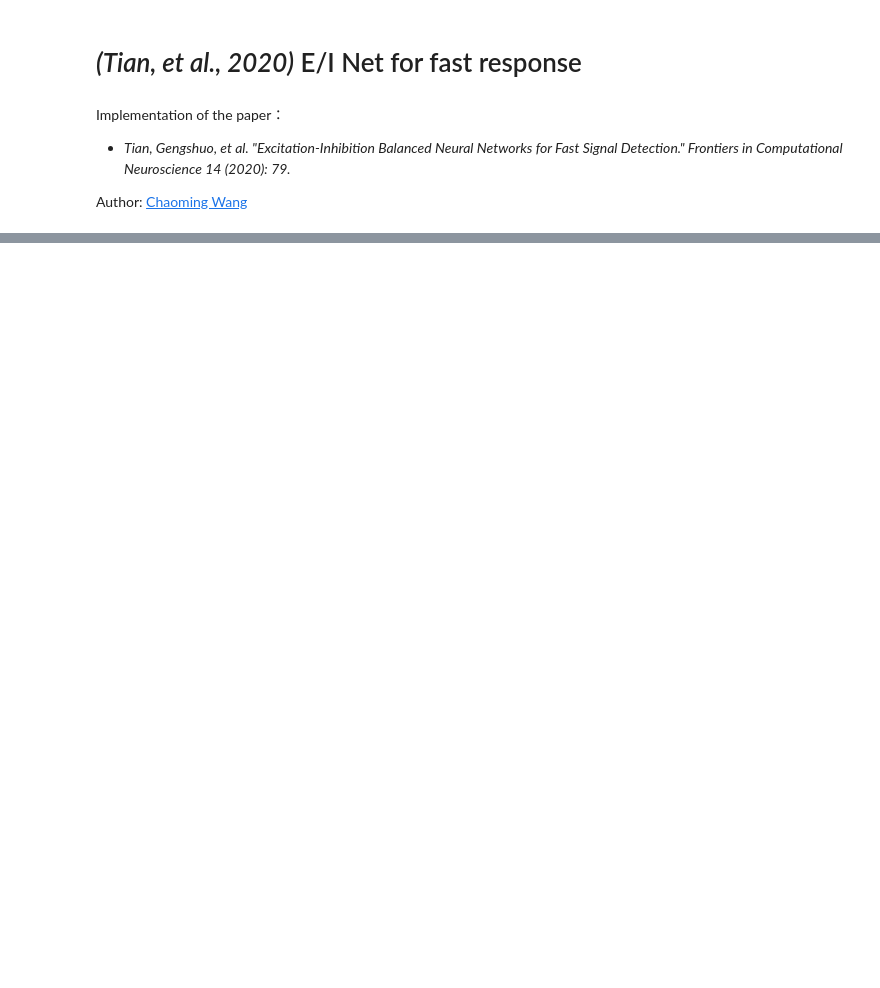
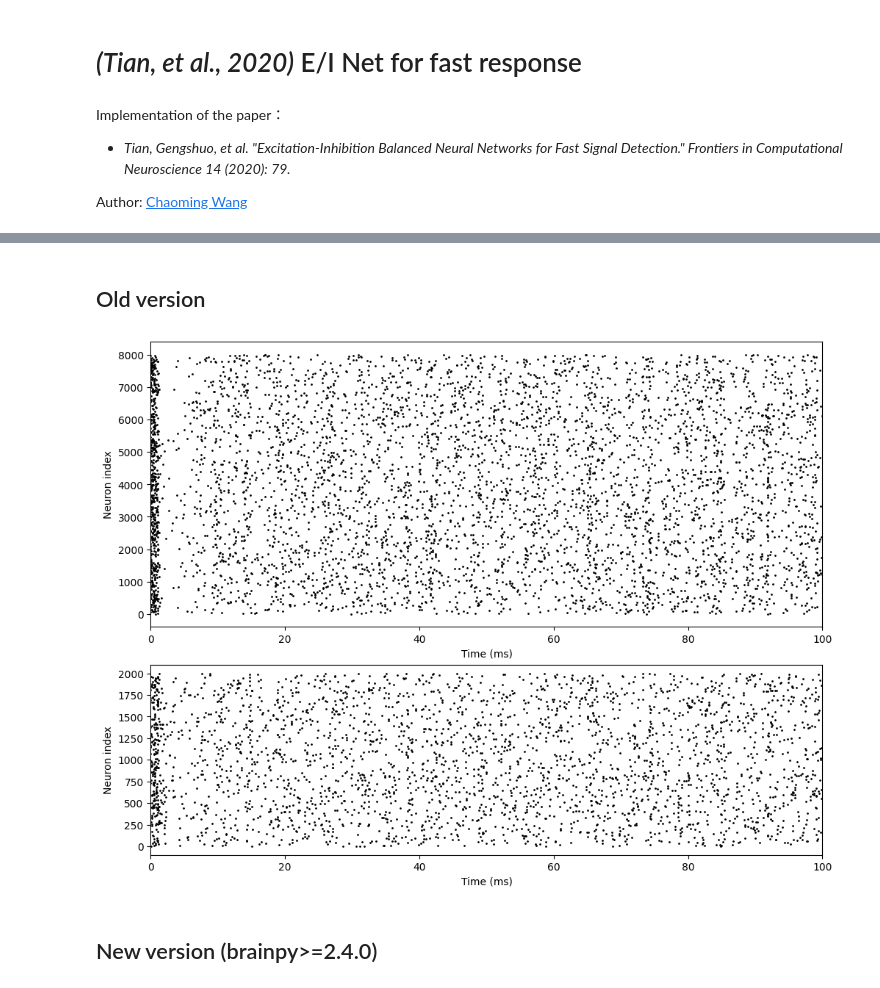
Before and after one commit to brainpy/examples, a Jupyter notebook: ei_nets/Tian_2020_EI_net_for_fast_response.ipynb, the cells around one changed output, grey strips where cells are left out. Cells and saved outputs as stored; diff of their text form; code cells hidden in the pictures; blank space fills up the shorter version.

```diff
--- a/ei_nets/Tian_2020_EI_net_for_fast_response.ipynb
+++ b/ei_nets/Tian_2020_EI_net_for_fast_response.ipynb
@@ -37,6 +38,8 @@ JEE = 0.25
 JEI = -1.
 JIE = 0.4
 JII = -1.
+# %% [markdown]
+## Old version
 # %%
 class LIF(bp.dyn.NeuDyn):
   def __init__(self, size, tau, **kwargs):
@@ -75,3 +78,23 @@ class EINet(bp.DynSysGroup):
     I2E = bp.synapses.Exponential(pre=I, post=E, conn=bp.conn.FixedProb(prob), tau=tau_Is, g_max=JEI)
 
     super(EINet, self).__init__(E2E, E2I, I2E, I2I, E=E, I=I)
+# %%
+net = EINet()
+runner = bp.DSRunner(net,
+                     monitors=['E.spike', 'I.spike'],
+                     inputs=[('E.input', f_E * bm.sqrt(num) * mu_f),
+                             ('I.input', f_I * bm.sqrt(num) * mu_f)])
+t = runner.run(100.)
+# %%
+# visualization
+fig, gs = bp.visualize.get_figure(5, 1, 1.5, 10)
+
+fig.add_subplot(gs[:3, 0])
+bp.visualize.raster_plot(runner.mon.ts, runner.mon['E.spike'], xlim=(0, 100))
+
+fig.add_subplot(gs[3:, 0])
+bp.visualize.raster_plot(runner.mon.ts, runner.mon['I.spike'], xlim=(0, 100), show=True)
+# %% [output]
+[figure, added]
+# %% [markdown]
+## New version (brainpy>=2.4.0)
```
Also changed, not shown: parts of 8 cells of this notebook, 5 other files.
